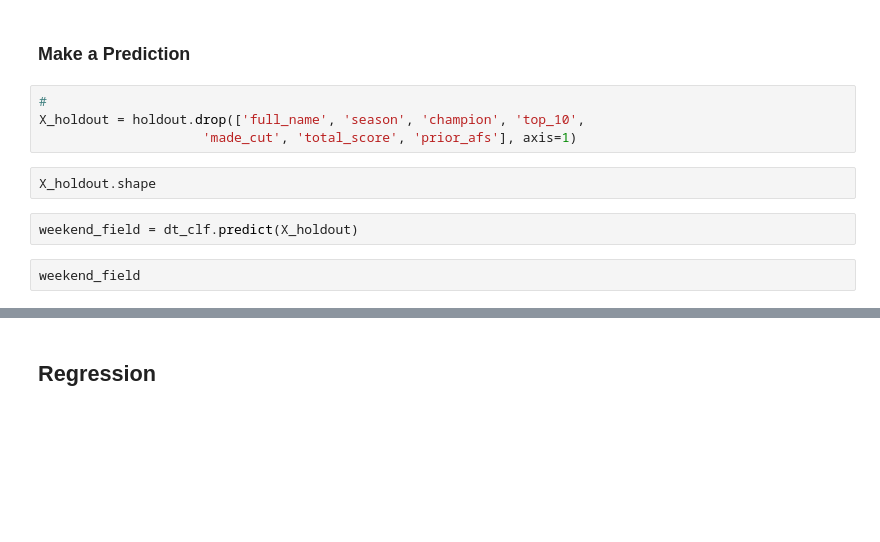
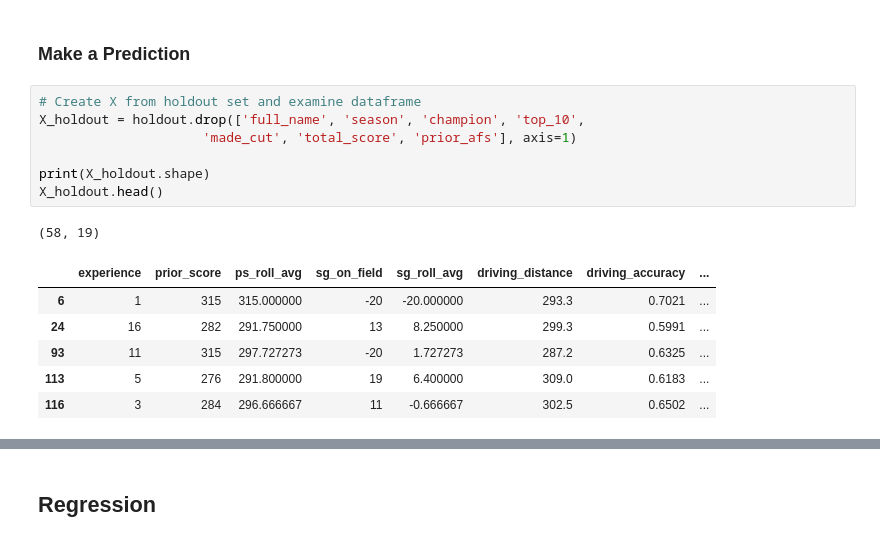
Before and after one commit to jprinfret/masters_tournament_classifier, a Jupyter notebook: 2020 Masters Tournament Predictions.ipynb, the cells around one changed output, grey strips where cells are left out. Cells and saved outputs as stored; diff of their text form; blank space fills up the shorter version.

Commit message:
added predictions csv and cleanded up predicition section

```diff
--- a/2020 Masters Tournament Predictions.ipynb
+++ b/2020 Masters Tournament Predictions.ipynb
@@ -1638,12 +1739,17 @@ results_df
 # %% [markdown]
 ### Make a Prediction
 # %%
-#
+# Create X from holdout set and examine dataframe
 X_holdout = holdout.drop(['full_name', 'season', 'champion', 'top_10',
                      'made_cut', 'total_score', 'prior_afs'], axis=1)
+
+print(X_holdout.shape)
+X_holdout.head()
+# %% [output]
+(58, 19)
+|  | experience | prior_score | ps_roll_avg | sg_on_field | sg_roll_avg | driving_distance | driving_accuracy | ... |
+| 6 | 1 | 315 | 315.000000 | -20 | -20.000000 | 293.3 | 0.7021 | ... |
+| 24 | 16 | 282 | 291.750000 | 13 | 8.250000 | 299.3 | 0.5991 | ... |
+| 93 | 11 | 315 | 297.727273 | -20 | 1.727273 | 287.2 | 0.6325 | ... |
+| 113 | 5 | 276 | 291.800000 | 19 | 6.400000 | 309.0 | 0.6183 | ... |
+| 116 | 3 | 284 | 296.666667 | 11 | -0.666667 | 302.5 | 0.6502 | ... |
-# %%
-X_holdout.shape
-# %%
-weekend_field = dt_clf.predict(X_holdout)
-# %%
-weekend_field
```
Also changed, not shown: parts of 27 cells of this notebook, 8 other files.
